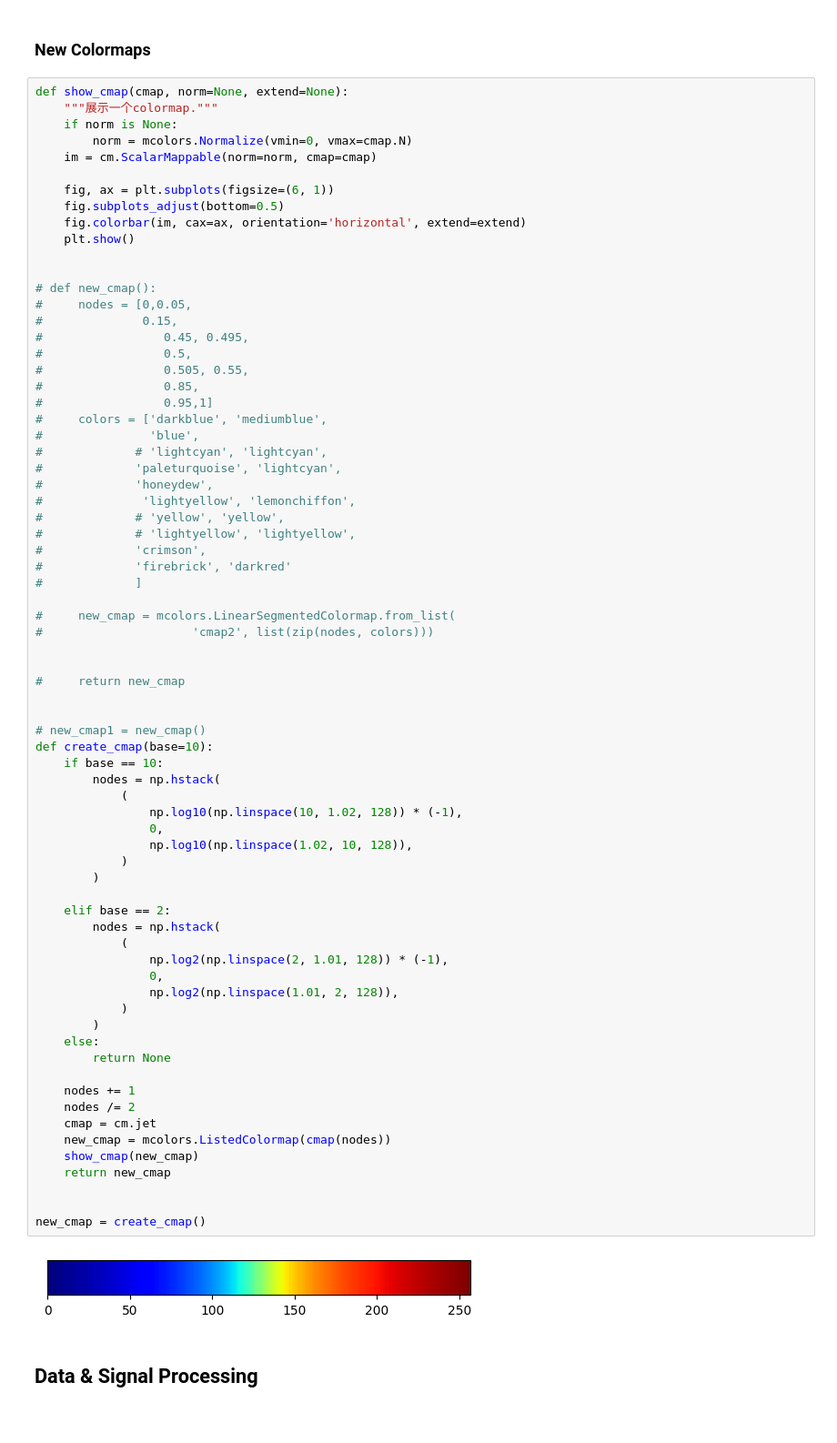
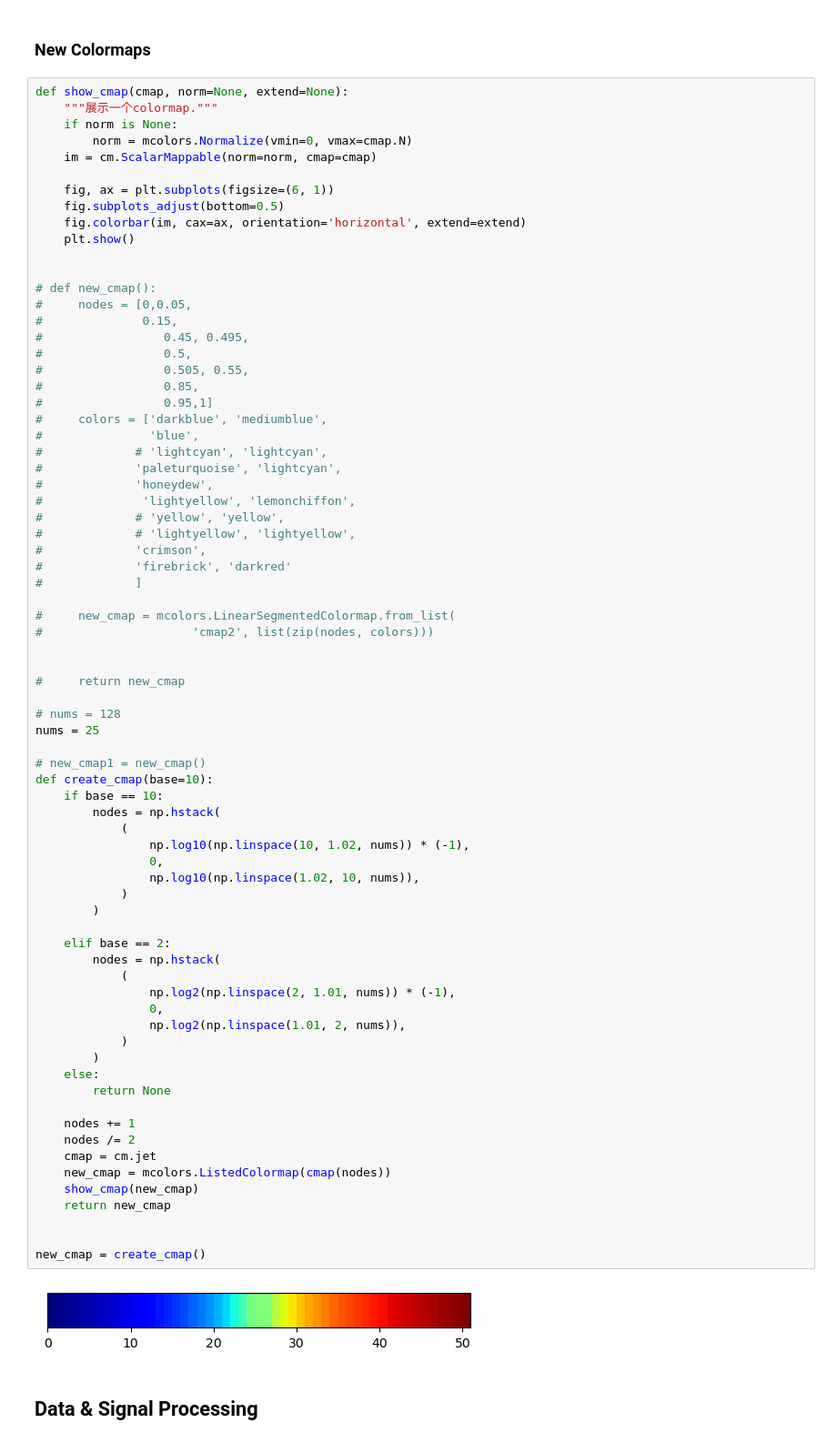
Before and after one commit to mewoooew/pypoetry, a Jupyter notebook: GNSS_TEC/timeTravelDiagramRadial.ipynb, the cells around one changed output. Shown at 91% size. Saved outputs shown, nothing was run; the diff lists cells and outputs as text.

```diff
--- a/GNSS_TEC/timeTravelDiagramRadial.ipynb
+++ b/GNSS_TEC/timeTravelDiagramRadial.ipynb
@@ -194,40 +231,42 @@ def show_cmap(cmap, norm=None, extend=None):
 
 #     return new_cmap
 
+# nums = 128
+nums = 25
 
 # new_cmap1 = new_cmap()
 def create_cmap(base=10):
     if base == 10:
         nodes = np.hstack(
             (
-                np.log10(np.linspace(10, 1.02, 128)) * (-1),
+                np.log10(np.linspace(10, 1.02, nums)) * (-1),
                 0,
-                np.log10(np.linspace(1.02, 10, 128)),
+                np.log10(np.linspace(1.02, 10, nums)),
             )
         )
 
     elif base == 2:
         nodes = np.hstack(
             (
-                np.log2(np.linspace(2, 1.01, 128)) * (-1),
+                np.log2(np.linspace(2, 1.01, nums)) * (-1),
                 0,
-                np.log2(np.linspace(1.01, 2, 128)),
+                np.log2(np.linspace(1.01, 2, nums)),
             )
         )
     else:
         return None
 
     nodes += 1
     nodes /= 2
     cmap = cm.jet
     new_cmap = mcolors.ListedColormap(cmap(nodes))
     show_cmap(new_cmap)
     return new_cmap
 
 
 new_cmap = create_cmap()
 # %% [output]
-[figure, old version]
+[figure, new version]
 # %% [markdown]
 ## Data & Signal Processing
 # %% [markdown]
```
Also changed, not shown: parts of 6 cells of this notebook.
